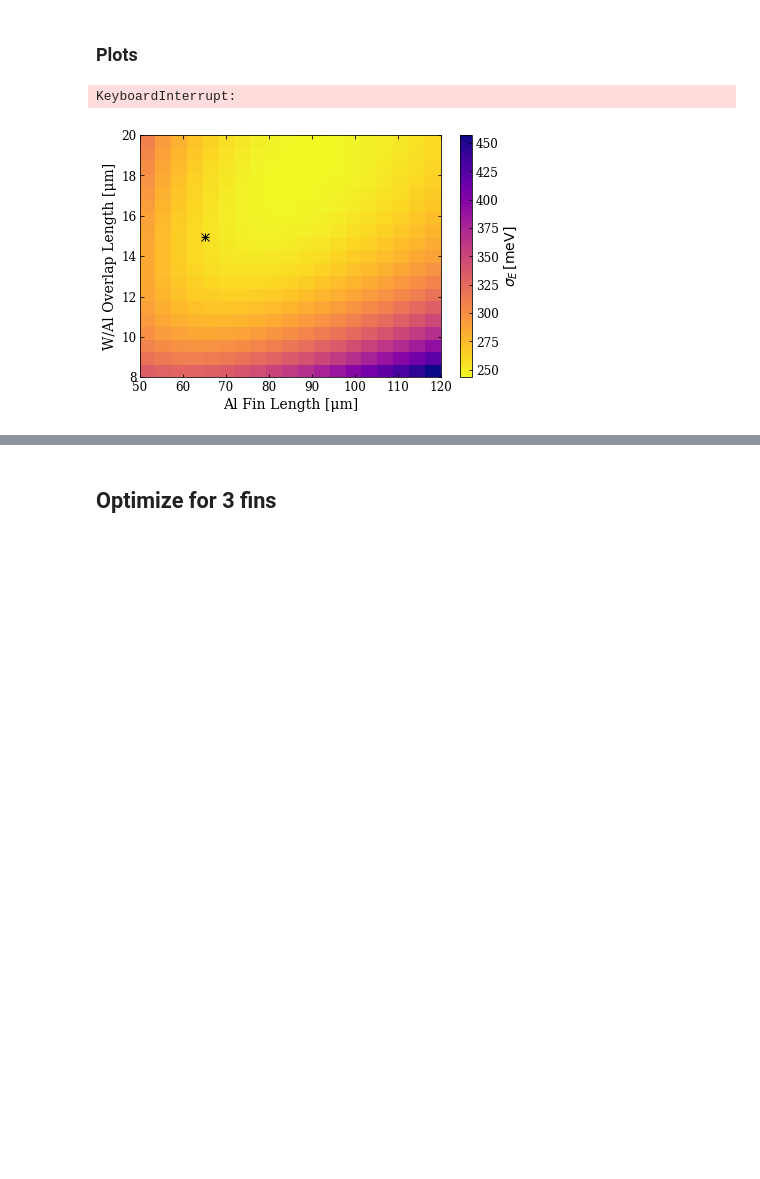
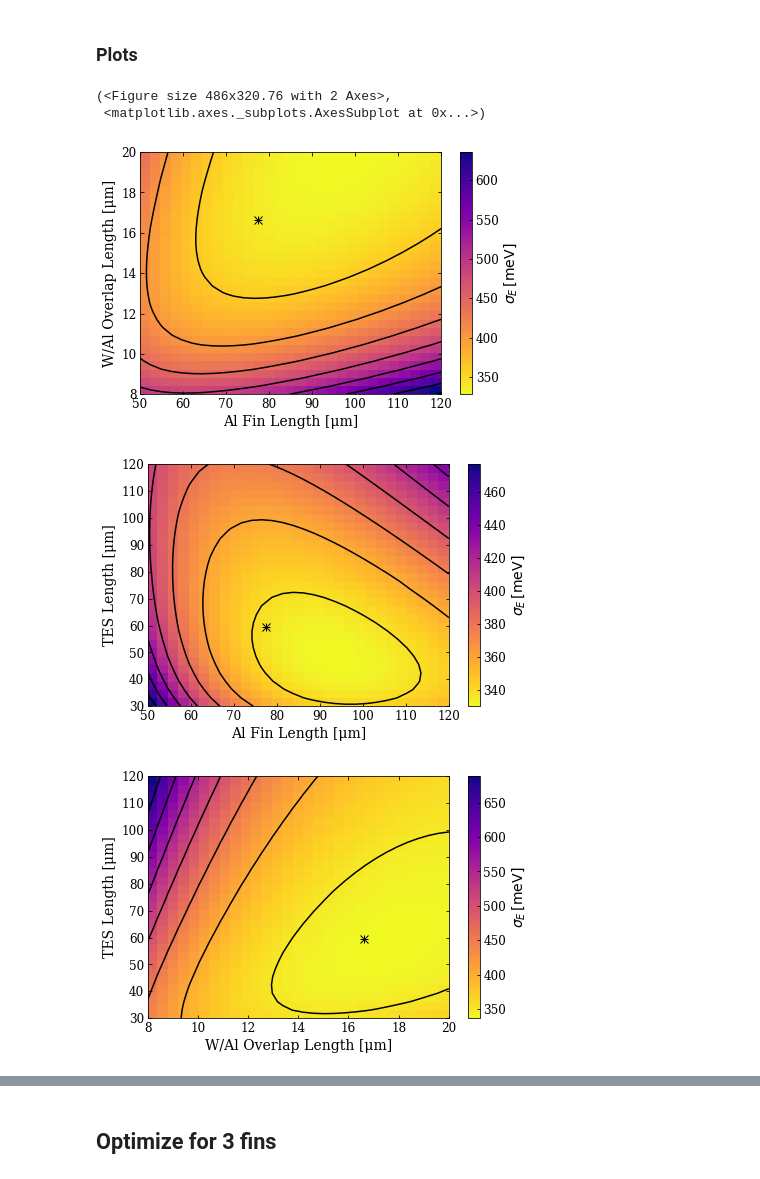
Before and after one commit to cwfink/cm_det_opt, a Jupyter notebook: 1_percent/1_percent_cov.ipynb, the cells around one changed output, grey strips where cells are left out. Saved outputs shown, nothing was run; the diff lists cells and outputs as text; code cells hidden in the pictures; blank space fills up the shorter version.

```diff
--- a/1_percent/1_percent_cov.ipynb
+++ b/1_percent/1_percent_cov.ipynb
@@ -123,7 +123,17 @@ np.save('surf_1.np', surf)
 np.save('cost_1.np',cost)
 np.save('success_1.np', success)
 np.save('ntes_1.np', ntes)
+# %%
+res = np.load('res_1.np.npy')
+length = np.load('length_1.np.npy')
+overlap = np.load('overlap_1.np.npy')
+fin = np.load('fin_1.np.npy')
+surf = np.load('surf_1.np.npy')
+cost = np.load('cost_1.np.npy')
+success = np.load('success_1.np.npy')
+ntes = np.load('ntes_1.np.npy')
 # %%
+res_n = np.linspace(200e-3, 900e-3, n_norm_points)
 colors = cm.magma(np.linspace(0,1,res.shape[0]))
 plt.figure(figsize=(5, 5*2/3))
 for ii in range(res.shape[0]):
@@ -249,7 +259,7 @@ det_opt_45_list = []
 suc1 = np.ones(20, dtype=bool)
 suc2 = np.ones(20, dtype=bool)
 
-res_n = np.linspace(310e-3, 330e-3, 20)
+res_n = np.linspace(490e-3, 510e-3, 20)
 for ii in tqdm(range(len(res_n))):
 
     veff_WAloverlap=.13 # theoretical
@@ -320,9 +330,9 @@ absorber = det_opt_13._absorber
 qet = det_opt_13.QET
 tes = det_opt_13.QET.TES
 det = det_opt_13
-rn = 330e-3
+rn = 550e-3
 
-tc = 40e-3
+tc = 45e-3
 material=dark.TESMaterial(Tc=tc)
 
 
@@ -398,21 +408,24 @@ Close Packed: False
 # %% [markdown]
 ### Plots
 # %%
-n = 20
+n = 30
 
 l = np.linspace(30e-6, 120e-6, n)
 l_f = np.linspace(50e-6, 120e-6, n)
 l_overlap = np.linspace(8e-6, 20e-6, n)
 
-plot.plot_loverlap_vs_lfin(l_overlap, l_f, det1, val='energy')
-plot.plot_ltes_vs_lfin(l, l_f, det1, val='energy')
-plot.plot_ltes_vs_loverlap(l, l_overlap, det1, val='energy')
+plot.plot_loverlap_vs_lfin(l_overlap, l_f, det1, val='energy', ncontours=8)
+plot.plot_ltes_vs_lfin(l, l_f, det1, val='energy', ncontours=8)
+plot.plot_ltes_vs_loverlap(l, l_overlap, det1, val='energy', ncontours=8)
 
 
-plot.plot_ltes_vs_lfin(l, l_f, det1, val='al')
+#plot.plot_ltes_vs_lfin(l, l_f, det1, val='al')
 # %% [output]
-KeyboardInterrupt:
+(<Figure size 486x320.76 with 2 Axes>,
+ <matplotlib.axes._subplots.AxesSubplot at 0x...>)
-[figure, old version]
+[figure, new version]
+[figure, added]
+[figure, added]
 # %%
 absorber = det_opt_13._absorber
 qet = det_opt_13.QET
```
Also changed, not shown: parts of 21 cells of this notebook, 2 other files.
